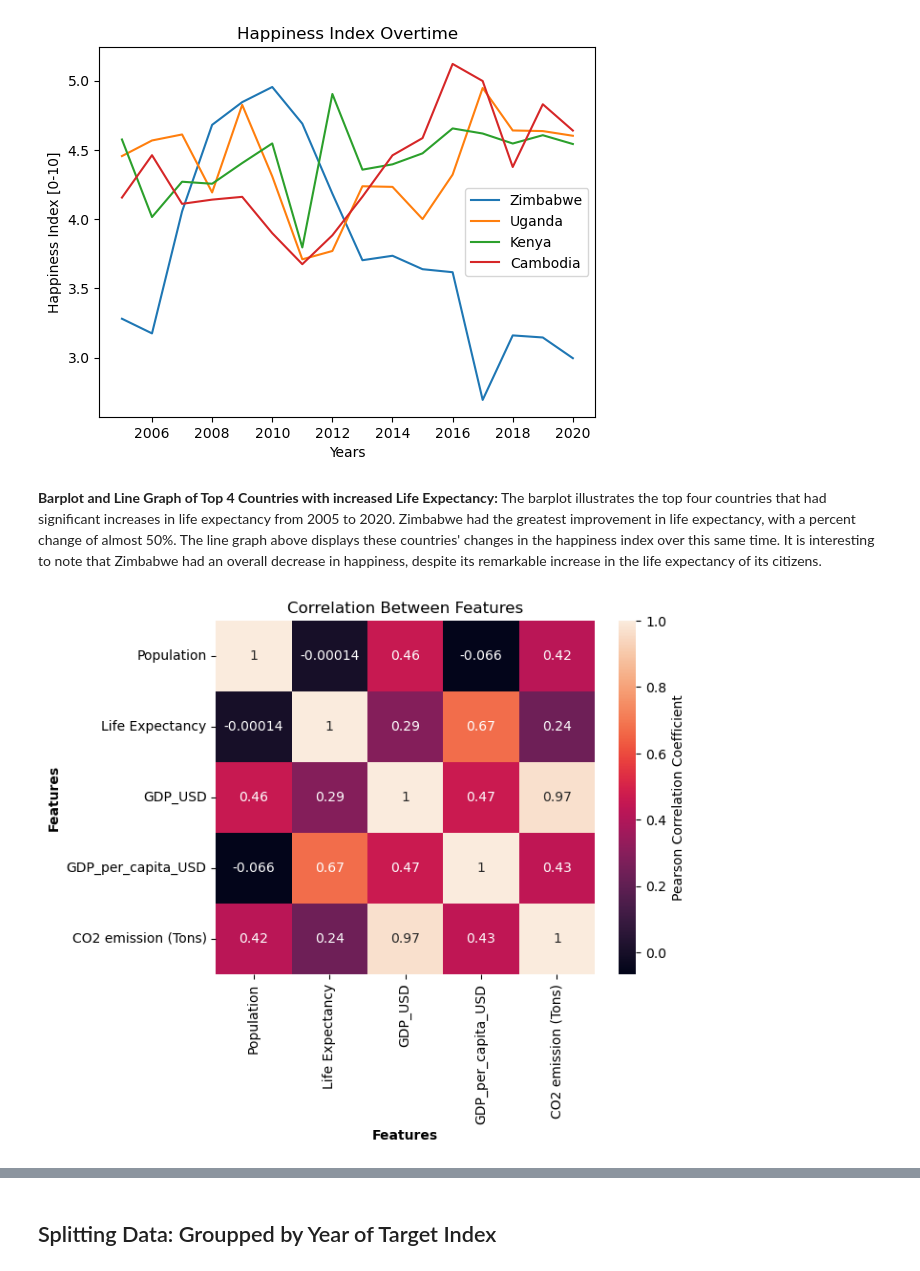
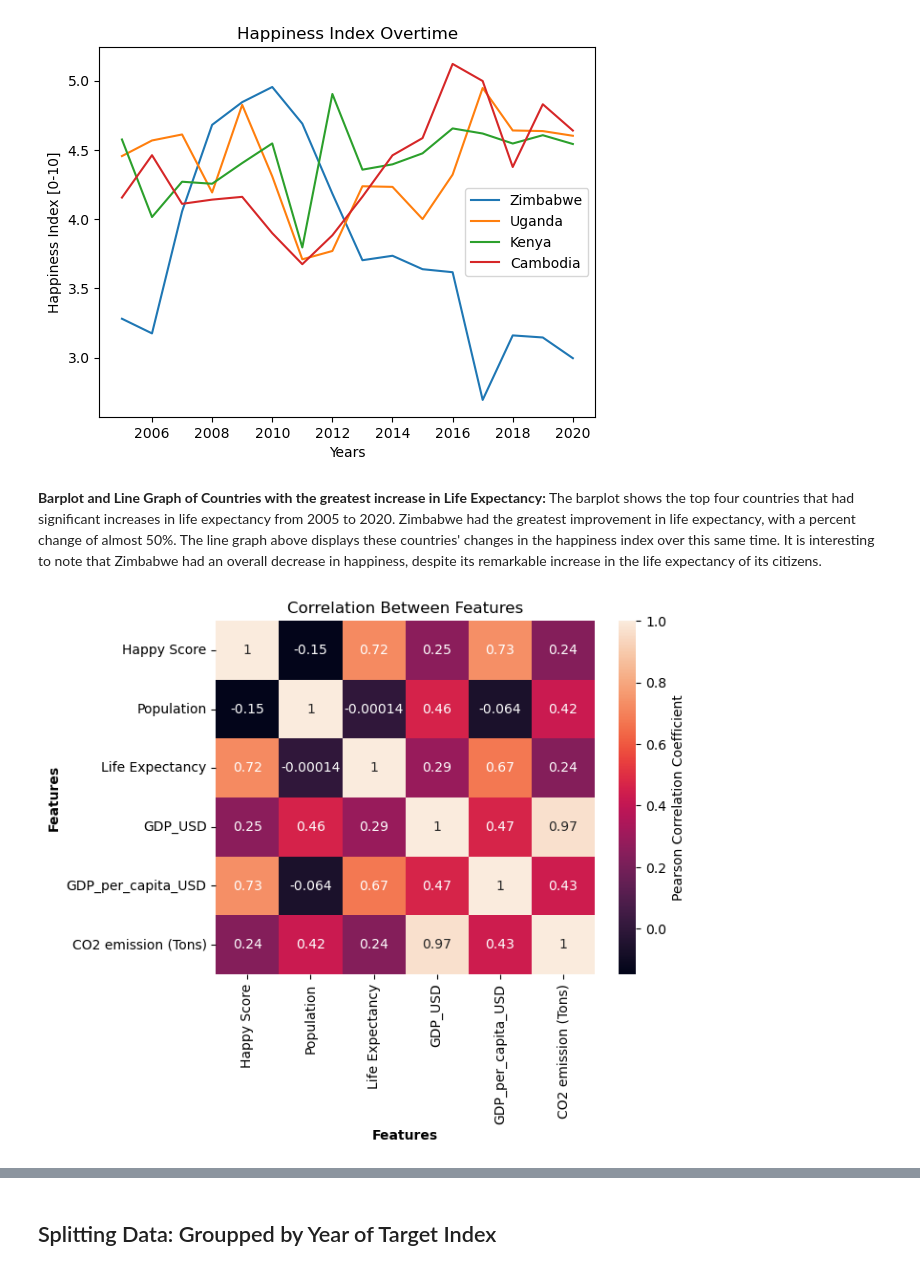
Before and after one commit to iwecht1/1030project, a Jupyter notebook: src/Exploratory Data Analysis.ipynb, the cells around one changed output, grey strips where cells are left out. Drawn from its saved outputs; the diff is of its cells as text; code cells hidden in the pictures.

```diff
--- a/src/Solving For Happiness.ipynb
+++ b/src/Exploratory Data Analysis.ipynb
@@ -444,24 +446,22 @@ plt.show()
 # %% [output]
 [figure]
 # %% [markdown]
-**Barplot and Line Graph of Top 4 Countries with increased Life Expectancy:** The barplot illustrates the top four countries that had significant increases in life expectancy from 2005 to 2020. Zimbabwe had the greatest improvement in life expectancy, with a percent change of almost 50%. The line graph above displays these countries' changes in the happiness index over this same time. It is interesting to note that Zimbabwe had an overall decrease in happiness, despite its remarkable increase in the life expectancy of its citizens.
+**Barplot and Line Graph of Countries with the greatest increase in Life Expectancy:** The barplot shows the top four countries that had significant increases in life expectancy from 2005 to 2020. Zimbabwe had the greatest improvement in life expectancy, with a percent change of almost 50%. The line graph above displays these countries' changes in the happiness index over this same time. It is interesting to note that Zimbabwe had an overall decrease in happiness, despite its remarkable increase in the life expectancy of its citizens.
 # %%
 # create feature matrix
 df_unlagged = pd.read_csv('../data/happiness.csv')
 df_unlagged.drop(['Unnamed: 0','Country','Year'],axis=1,inplace=True)
-# df_unlagged
-X = df_unlagged.loc[:,df_unlagged.columns!='Happy Score']
 
 # create correlations between features
-pear_corr = X.corr(method='pearson')
+pear_corr = df_unlagged.corr(method='pearson')
 sns.heatmap(pear_corr, annot=True, cbar_kws={'label': 'Pearson Correlation Coefficient'})
 
 # plot
 plt.title('Correlation Between Features')
 plt.xlabel('Features',weight='bold')
 plt.ylabel('Features',weight='bold')
 plt.savefig(fname='../figures/feature_correlation_coefficients',format='png')
 plt.show()
 # %% [output]
-[figure, old version]
+[figure, new version]
 # %% [markdown]
```
Also changed, not shown: parts of 30 cells of this notebook, 37 other files.
